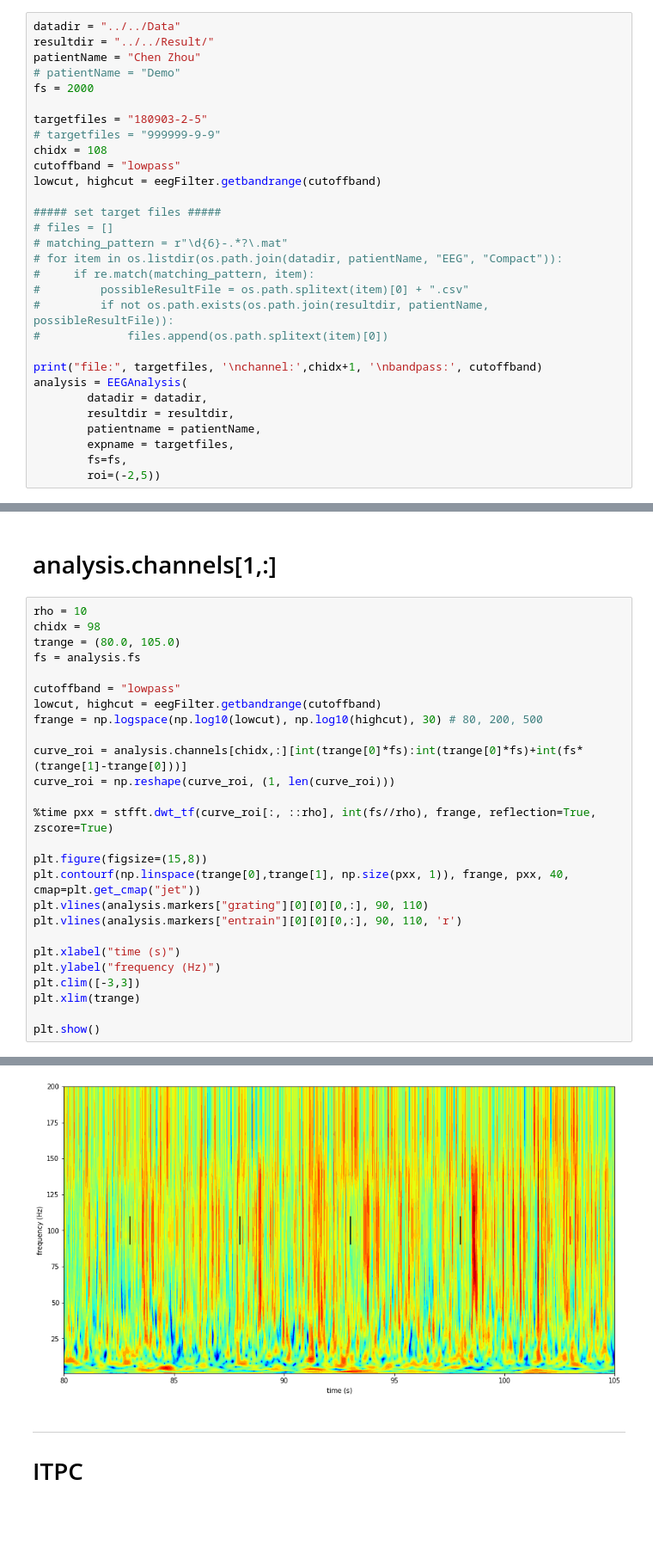
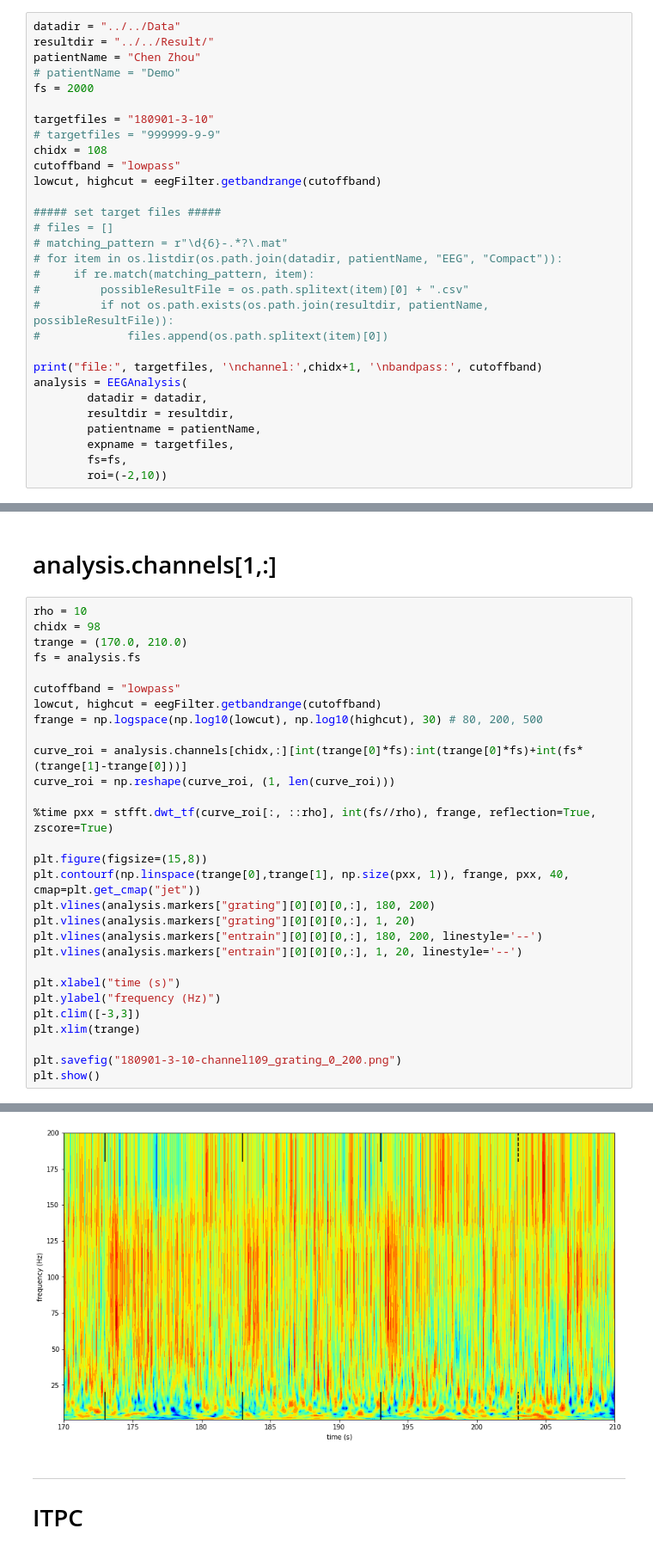
Before and after one commit to ZhangJiayiLab/EEG-Analysis, a Jupyter notebook: python/demo_tfdomain.ipynb, the cells around one changed output, grey strips where cells are left out. Shown: that part at 86% size. Drawn from its saved outputs; the diff is of its cells as text; blank space fills up the shorter version.

```diff
--- a/python/demo_tfdomain.ipynb
+++ b/python/demo_tfdomain.ipynb
@@ -33,7 +33,7 @@ patientName = "Chen Zhou"
 # patientName = "Demo"
 fs = 2000
 
-targetfiles = "180903-2-5"
+targetfiles = "180901-3-10"
 # targetfiles = "999999-9-9"
 chidx = 108
 cutoffband = "lowpass"
@@ -55,5 +55,5 @@ analysis = EEGAnalysis(
         patientname = patientName,
         expname = targetfiles,
         fs=fs,
-        roi=(-2,5))
+        roi=(-2,10))
 # %% [output]
@@ -124,7 +125,7 @@ print(analysis.markers["grating"][0][0][0,:])
 # %%
 rho = 10
 chidx = 98
-trange = (80.0, 105.0)
+trange = (170.0, 210.0)
 fs = analysis.fs
 
 cutoffband = "lowpass"
@@ -138,13 +139,16 @@ curve_roi = np.reshape(curve_roi, (1, len(curve_roi)))
 
 plt.figure(figsize=(15,8))
 plt.contourf(np.linspace(trange[0],trange[1], np.size(pxx, 1)), frange, pxx, 40, cmap=plt.get_cmap("jet"))
-plt.vlines(analysis.markers["grating"][0][0][0,:], 90, 110)
-plt.vlines(analysis.markers["entrain"][0][0][0,:], 90, 110, 'r')
+plt.vlines(analysis.markers["grating"][0][0][0,:], 180, 200)
+plt.vlines(analysis.markers["grating"][0][0][0,:], 1, 20)
+plt.vlines(analysis.markers["entrain"][0][0][0,:], 180, 200, linestyle='--')
+plt.vlines(analysis.markers["entrain"][0][0][0,:], 1, 20, linestyle='--')
 
 plt.xlabel("time (s)")
 plt.ylabel("frequency (Hz)")
 plt.clim([-3,3])
 plt.xlim(trange)
 
+plt.savefig("180901-3-10-channel109_grating_0_200.png")
 plt.show()
 # %% [output]
@@ -153,4 +157,4 @@ Wall time: 346 ms
-[figure, old version]
+[figure, new version]
 # %% [markdown]
 ---
 # ITPC
```
Also changed, not shown: parts of 7 cells of this notebook, 20 other files.
